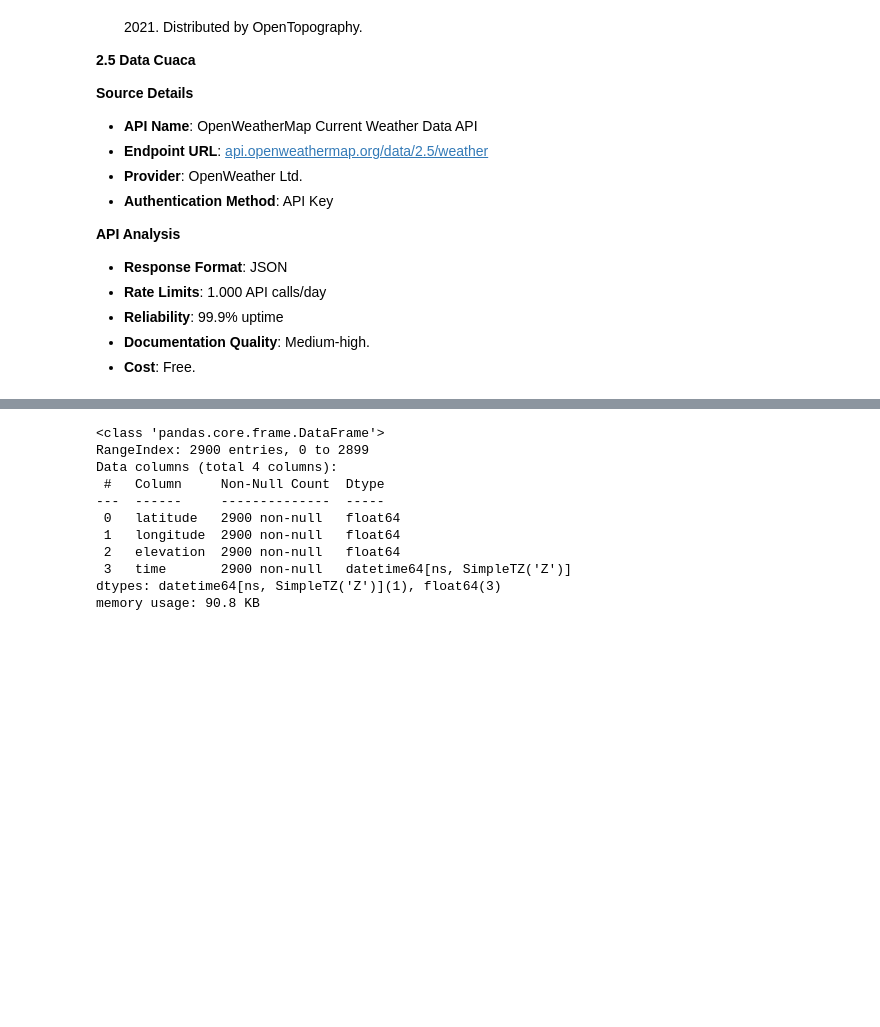
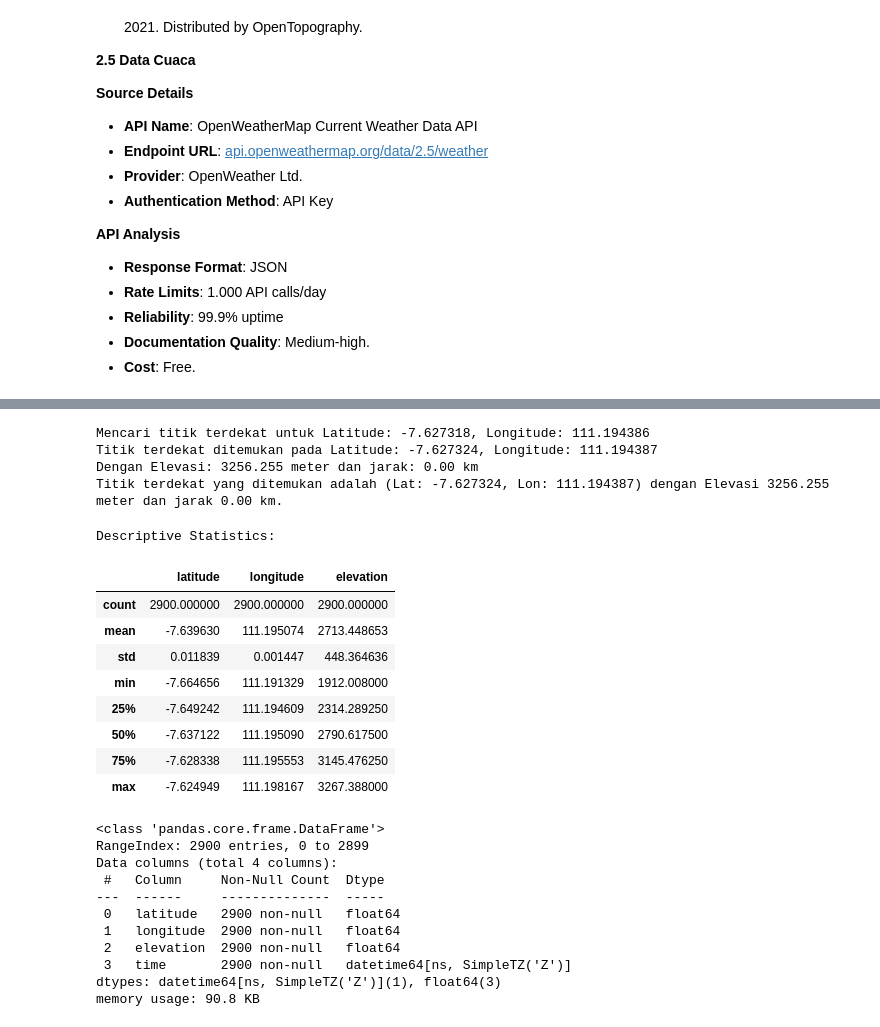
Before and after one commit to hannnzu/Lawu-Geo-Tracker, a Jupyter notebook: Lawu_Geo_Tracker.ipynb, the cells around one changed output, grey strips where cells are left out. Drawn from its saved outputs; the diff is of its cells as text; code cells hidden in the pictures; blank space fills up the shorter version.

```diff
--- a/Lawu_Geo_Tracker.ipynb
+++ b/Lawu_Geo_Tracker.ipynb
@@ -179,3 +267,37 @@ lawu_track.head()
+# %%
+sample_latitude_target = -7.627318
+sample_longitude_target = 111.194386
+
+
+print(f"Mencari titik terdekat untuk Latitude: {sample_latitude_target}, Longitude: {sample_longitude_target}")
+
+closest_point = find_closest_point_and_elevation(sample_latitude_target, sample_longitude_target)
+
+if closest_point:
+    # Unpack the tuple to get latitude, longitude, elevation, and distance
+    lat, lon, ele, dist = closest_point
+    print(f"Titik terdekat yang ditemukan adalah (Lat: {lat}, Lon: {lon}) dengan Elevasi {ele} meter dan jarak {dist:.2f} km.")
+else:
+    print("Tidak dapat menemukan titik terdekat.")
+# %% [output]
+Mencari titik terdekat untuk Latitude: -7.627318, Longitude: 111.194386
+Titik terdekat ditemukan pada Latitude: -7.627324, Longitude: 111.194387
+Dengan Elevasi: 3256.255 meter dan jarak: 0.00 km
+Titik terdekat yang ditemukan adalah (Lat: -7.627324, Lon: 111.194387) dengan Elevasi 3256.255 meter dan jarak 0.00 km.
+# %%
+print('\nDescriptive Statistics:')
+display(lawu_track.describe())
+# %% [output]
+Descriptive Statistics:
+|  | latitude | longitude | elevation |
+| count | 2900.000000 | 2900.000000 | 2900.000000 |
+| mean | -7.639630 | 111.195074 | 2713.448653 |
+| std | 0.011839 | 0.001447 | 448.364636 |
+| min | -7.664656 | 111.191329 | 1912.008000 |
+| 25% | -7.649242 | 111.194609 | 2314.289250 |
+| 50% | -7.637122 | 111.195090 | 2790.617500 |
+| 75% | -7.628338 | 111.195553 | 3145.476250 |
+| max | -7.624949 | 111.198167 | 3267.388000 |
 # %%
 lawu_track.info()
 # %% [output]
```
Also changed, not shown: parts of 12 cells of this notebook.
